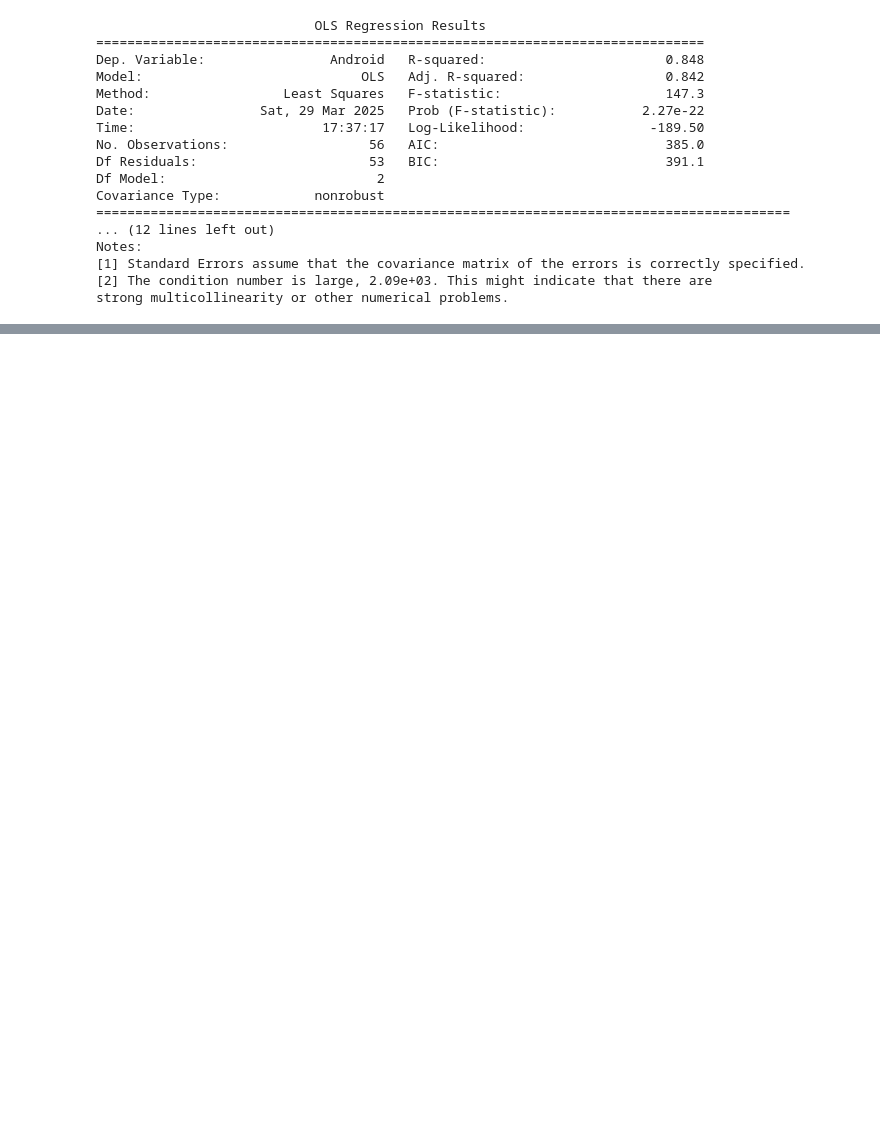
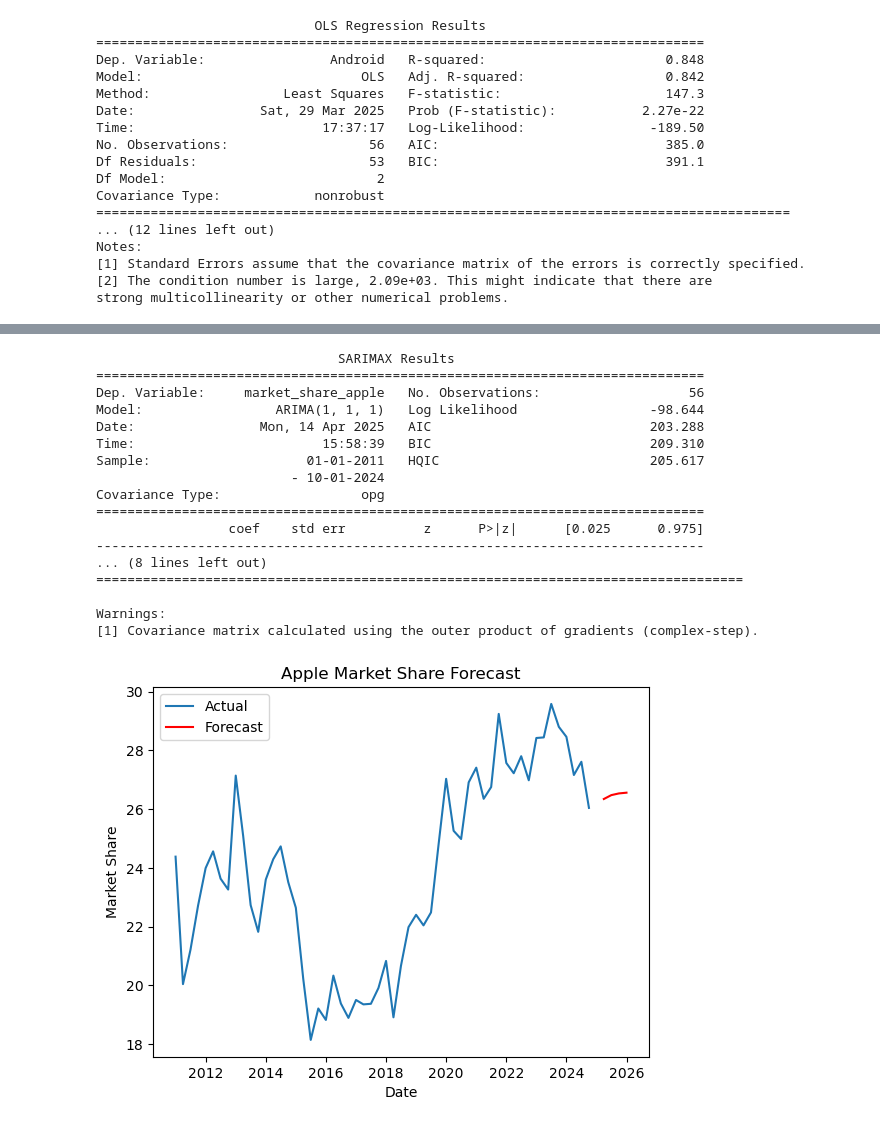
Before and after one commit to kamm8899/CompetitingTechnologies, a Jupyter notebook: Desktop/Research /CompetingTechnologies.ipynb, the cells around one changed output, grey strips where cells are left out. Saved outputs shown, nothing was run; the diff lists cells and outputs as text; code cells hidden in the pictures; blank space fills up the shorter version.

Commit message:
added ARIMA model

```diff
--- a/Desktop/Research /CompetingTechnologies.ipynb
+++ b/Desktop/Research /CompetingTechnologies.ipynb
@@ -141,0 +216,64 @@ strong multicollinearity or other numerical problems.
+# %%
+#ARIMA model test if the
+#Apple
+#How do I add the rest of the constraints to this model?
+
+data = { 'date':['2011-Q1', '2011-Q2', '2011-Q3', '2011-Q4', '2012-Q1', '2012-Q2', '2012-Q3', '2012-Q4', '2013-Q1', '2013-Q2', '2013-Q3', '2013-Q4', '2014-Q1', '2014-Q2', '2014-Q3', '2014-Q4', '2015-Q1', '2015-Q2', '2015-Q3', '2015-Q4', '2016-Q1', '2016-Q2', '2016-Q3', '2016-Q4', '2017-Q1', '2017-Q2', '2017-Q3', '2017-Q4', '2018-Q1', '2018-Q2', '2018-Q3', '2018-Q4',' 2019-Q1','2019-Q2','2019-Q3','2019-Q4','2020- Q1',' 2020- Q2',' 2020- Q3',' 2020- Q4',' 2021- Q1',' 2021- Q2',' 2021- Q3',' 2021- Q4',' 2022- Q1',' 2022- Q2',' 2022- Q3',' 2022- Q4',' 2023- Q1',' 2023- Q2',' 2023- Q3',' 2023- Q4',' 2024- Q1',' 2024- Q2',' 2024- Q3',' 2024- Q4'],
+         'market_share_apple':['24.38','20.04','21.21','22.71','23.99','24.56','23.63','23.26','27.14','25.09','22.73','21.82','23.6','24.29','24.73','23.51','22.64','20.22','18.14','19.21','18.82','20.33','19.38','18.89','19.5','19.35','19.37','19.91','20.83','18.91','20.66','21.98','22.4','22.04','22.48','24.79','27.03','25.26','24.98','26.91','27.41','26.35','26.75','29.24','27.57','27.22','27.8','26.98','28.42','28.44','29.58','28.8','28.46','27.16','27.61','26.04']
+}
+# Strip leading/trailing spaces from 'date' strings
+data['date'] = [d.strip().replace(' ', '') for d in data['date']]
+
+
+# Convert 'date' to datetime by parsing year and quarter
+def parse_quarter(date_str):
+    year, quarter = date_str.split('-')
+    quarter_start_month = {'Q1': '01', 'Q2': '04', 'Q3': '07', 'Q4': '10'}
+    return f"{year}-{quarter_start_month[quarter]}-01"
+
+df = pd.DataFrame(data)
+df['date'] = pd.to_datetime(df['date'].apply(parse_quarter))
+df.set_index('date', inplace=True)
+
+#Convert market share to float
+df['market_share_apple'] = df['market_share_apple'].astype(float)
+
+from statsmodels.tsa.arima.model import ARIMA
+model = ARIMA(df['market_share_apple'], order=(1, 1, 1))
+model_fit = model.fit()
+print(model_fit.summary())
+
+# Forecast the next 4 quarters
+forecast = model_fit.forecast(steps=4)
+
+# Create a datetime index for the forecast
+forecast_index = pd.date_range(start=df.index[-1], periods=5, freq='Q')[1:]  # Generate future dates
+
+# Plot the data
+import matplotlib.pyplot as plt
+plt.plot(df.index, df['market_share_apple'], label='Actual')
+plt.plot(forecast_index, forecast, label='Forecast', color='red')
+plt.xlabel('Date')
+plt.ylabel('Market Share')
+plt.title('Apple Market Share Forecast')
+plt.legend()
+plt.show()
+# %% [output]
+                               SARIMAX Results
+==============================================================================
+Dep. Variable:     market_share_apple   No. Observations:                   56
+Model:                 ARIMA(1, 1, 1)   Log Likelihood                 -98.644
+Date:                Mon, 14 Apr 2025   AIC                            203.288
+Time:                        15:58:39   BIC                            209.310
+Sample:                    01-01-2011   HQIC                           205.617
+                         - 10-01-2024
+Covariance Type:                  opg
+==============================================================================
+                 coef    std err          z      P>|z|      [0.025      0.975]
+------------------------------------------------------------------------------
+... (8 lines left out)
+===================================================================================
+
+Warnings:
+[1] Covariance matrix calculated using the outer product of gradients (complex-step).
+[figure, added]
```
Also changed, not shown: parts of 8 cells of this notebook, 2 other files.
